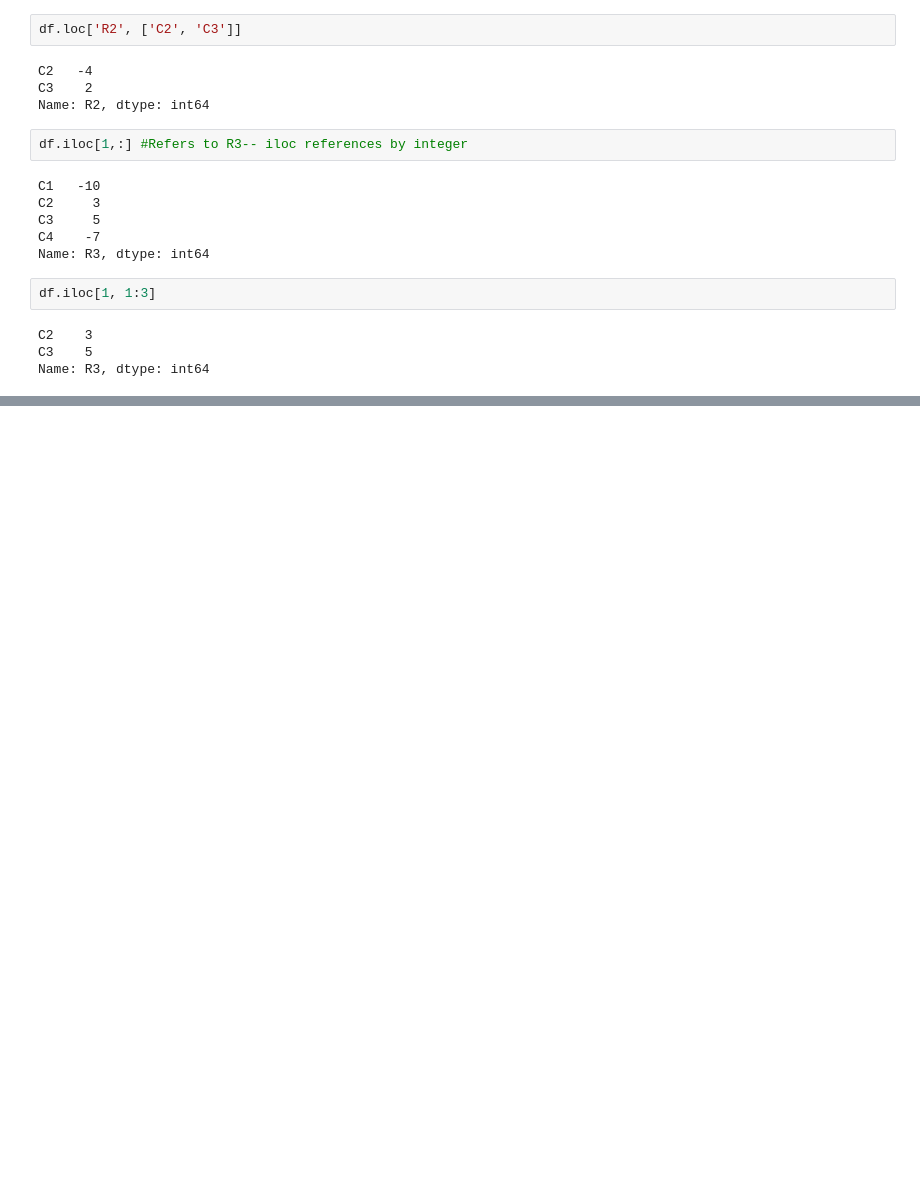
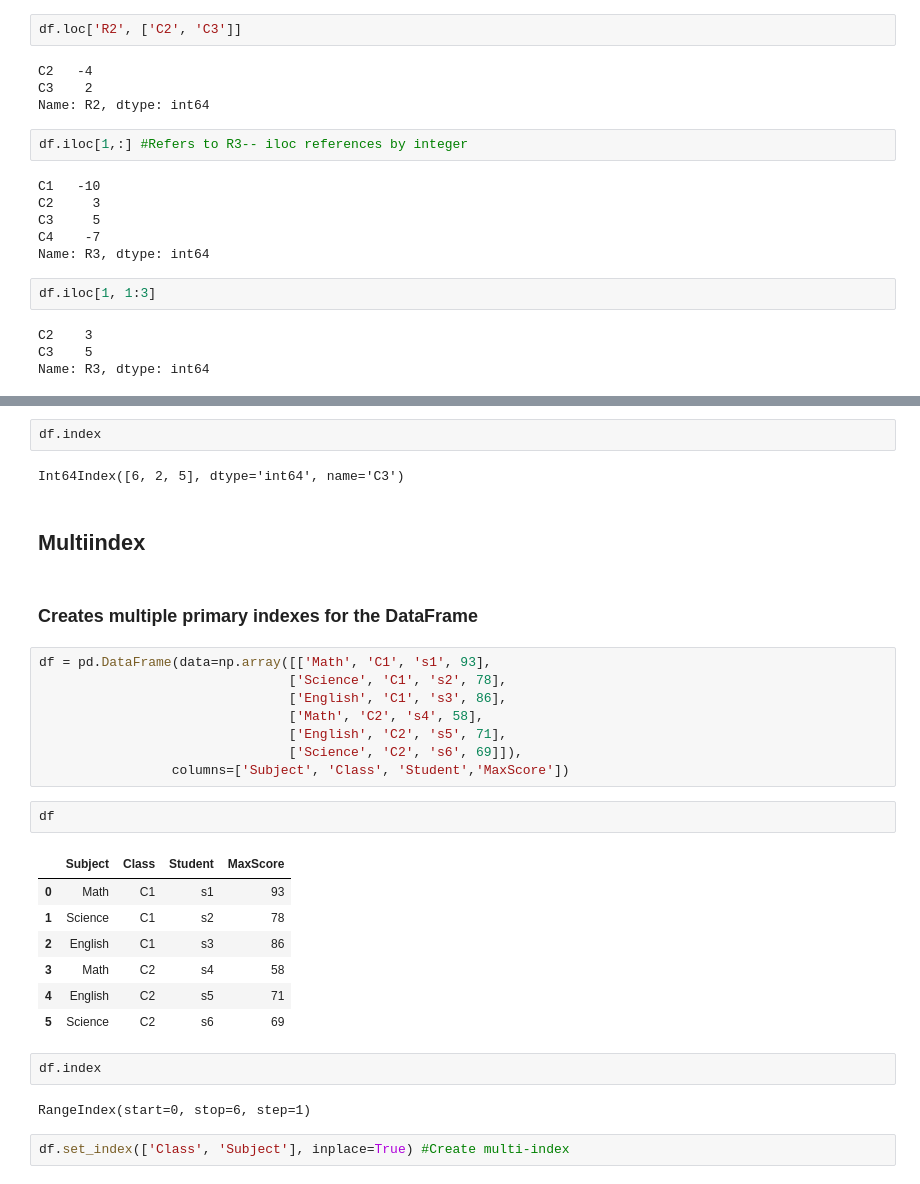
Before and after one commit to jimit105/Data-Science-in-Python-Pandas-Scikit-learn-Numpy-Matplotlib, a Jupyter notebook: Pandas.ipynb, the cells around one changed output, grey strips where cells are left out. Saved outputs shown, nothing was run; the diff lists cells and outputs as text; blank space fills up the shorter version.

Commit message:
DataFrame- Index, Multiindex

```diff
--- a/Pandas.ipynb
+++ b/Pandas.ipynb
@@ -227,0 +294,32 @@ Name: R3, dtype: int64
+# %%
+df.index
+# %% [output]
+Int64Index([6, 2, 5], dtype='int64', name='C3')
+# %% [markdown]
+## Multiindex
+# %% [markdown]
+### Creates multiple primary indexes for the DataFrame
+# %%
+df = pd.DataFrame(data=np.array([['Math', 'C1', 's1', 93],
+                                ['Science', 'C1', 's2', 78],
+                                ['English', 'C1', 's3', 86],
+                                ['Math', 'C2', 's4', 58],
+                                ['English', 'C2', 's5', 71],
+                                ['Science', 'C2', 's6', 69]]),
+                 columns=['Subject', 'Class', 'Student','MaxScore'])
+# %%
+df
+# %% [output]
+|  | Subject | Class | Student | MaxScore |
+| 0 | Math | C1 | s1 | 93 |
+| 1 | Science | C1 | s2 | 78 |
+| 2 | English | C1 | s3 | 86 |
+| 3 | Math | C2 | s4 | 58 |
+| 4 | English | C2 | s5 | 71 |
+| 5 | Science | C2 | s6 | 69 |
+# %%
+df.index
+# %% [output]
+RangeIndex(start=0, stop=6, step=1)
+# %%
+df.set_index(['Class', 'Subject'], inplace=True) #Create multi-index
```
Also changed, not shown: parts of 21 cells of this notebook.
